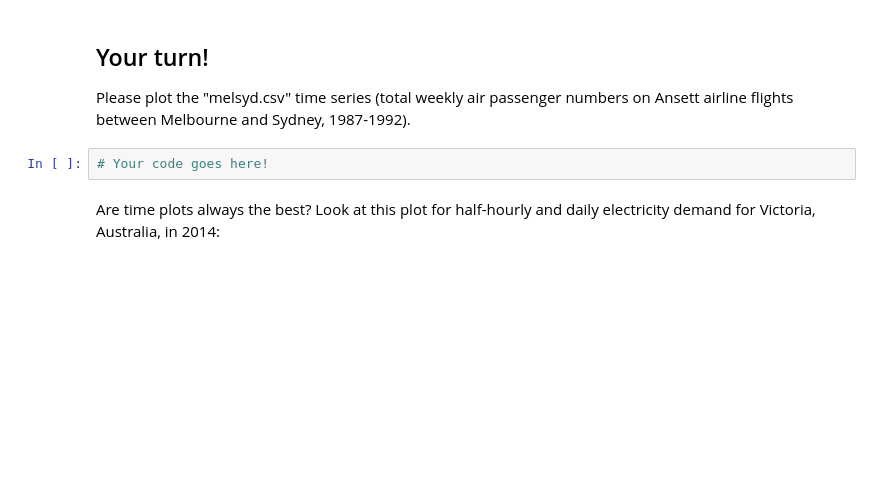
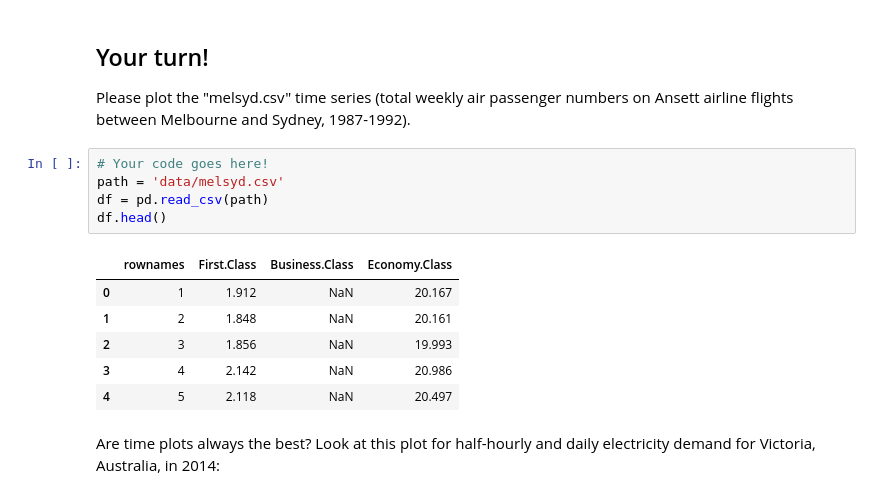
Before and after one commit to MartynaLatka/MartynaLatka.RozaMatlakiewicz.DS.2025, a Jupyter notebook: report8/Exercise11.ipynb, the cells around one changed output. Cells and saved outputs as stored; diff of their text form; blank space fills up the shorter version.

Commit message:
adding data

```diff
--- a/report8/Exercise11.ipynb
+++ b/report8/Exercise11.ipynb
@@ -188,6 +188,16 @@ plt.show()
 Please plot the "melsyd.csv" time series (total weekly air passenger numbers on Ansett airline flights between Melbourne and Sydney, 1987-1992).
 # %%
 # Your code goes here!
+path = 'data/melsyd.csv'
+df = pd.read_csv(path)
+df.head()
+# %% [output]
+|  | rownames | First.Class | Business.Class | Economy.Class |
+| 0 | 1 | 1.912 | NaN | 20.167 |
+| 1 | 2 | 1.848 | NaN | 20.161 |
+| 2 | 3 | 1.856 | NaN | 19.993 |
+| 3 | 4 | 2.142 | NaN | 20.986 |
+| 4 | 5 | 2.118 | NaN | 20.497 |
 # %% [markdown]
 Are time plots always the best? Look at this plot for half-hourly and daily electricity demand for Victoria, Australia, in 2014:
 # %% [markdown]
```
